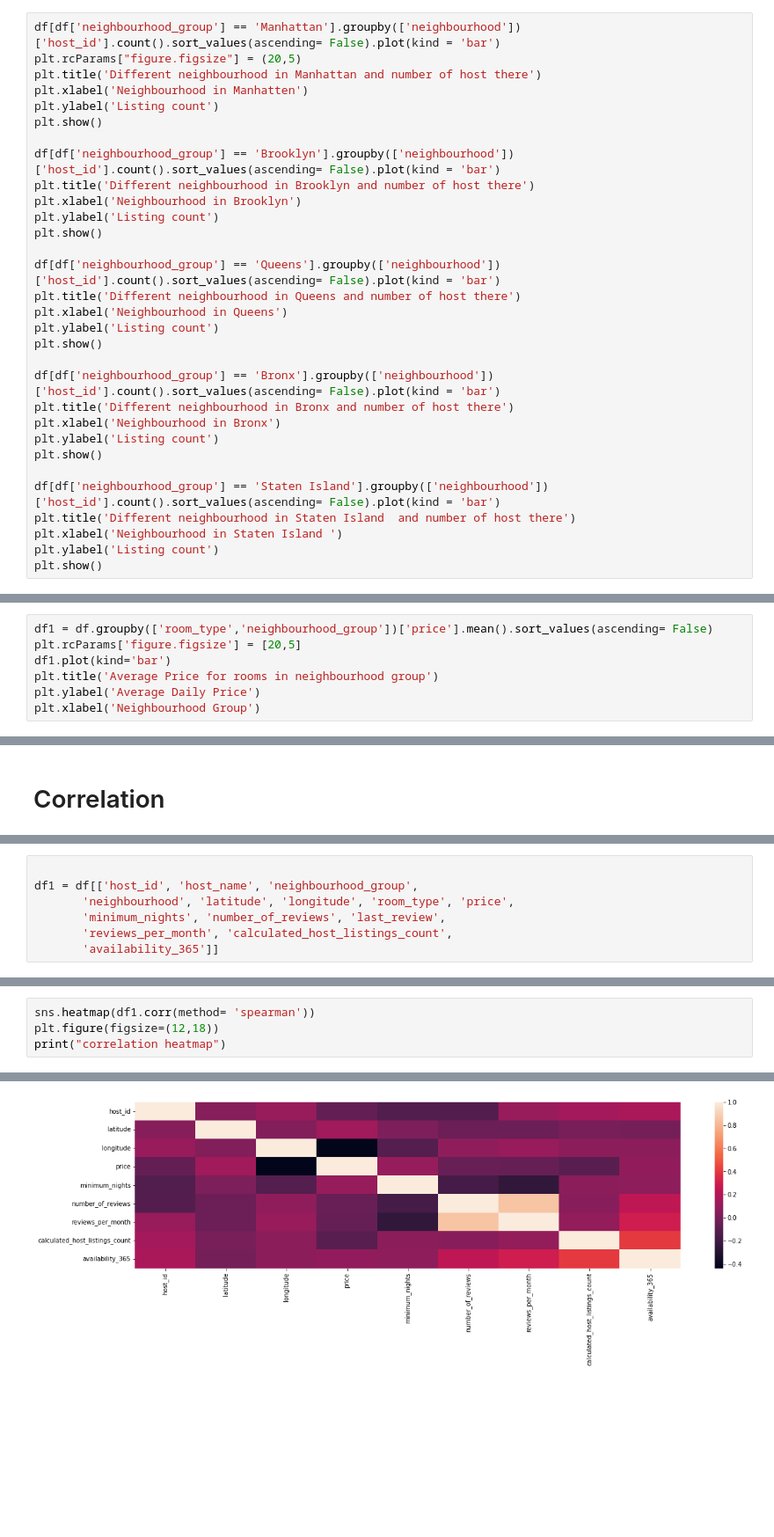
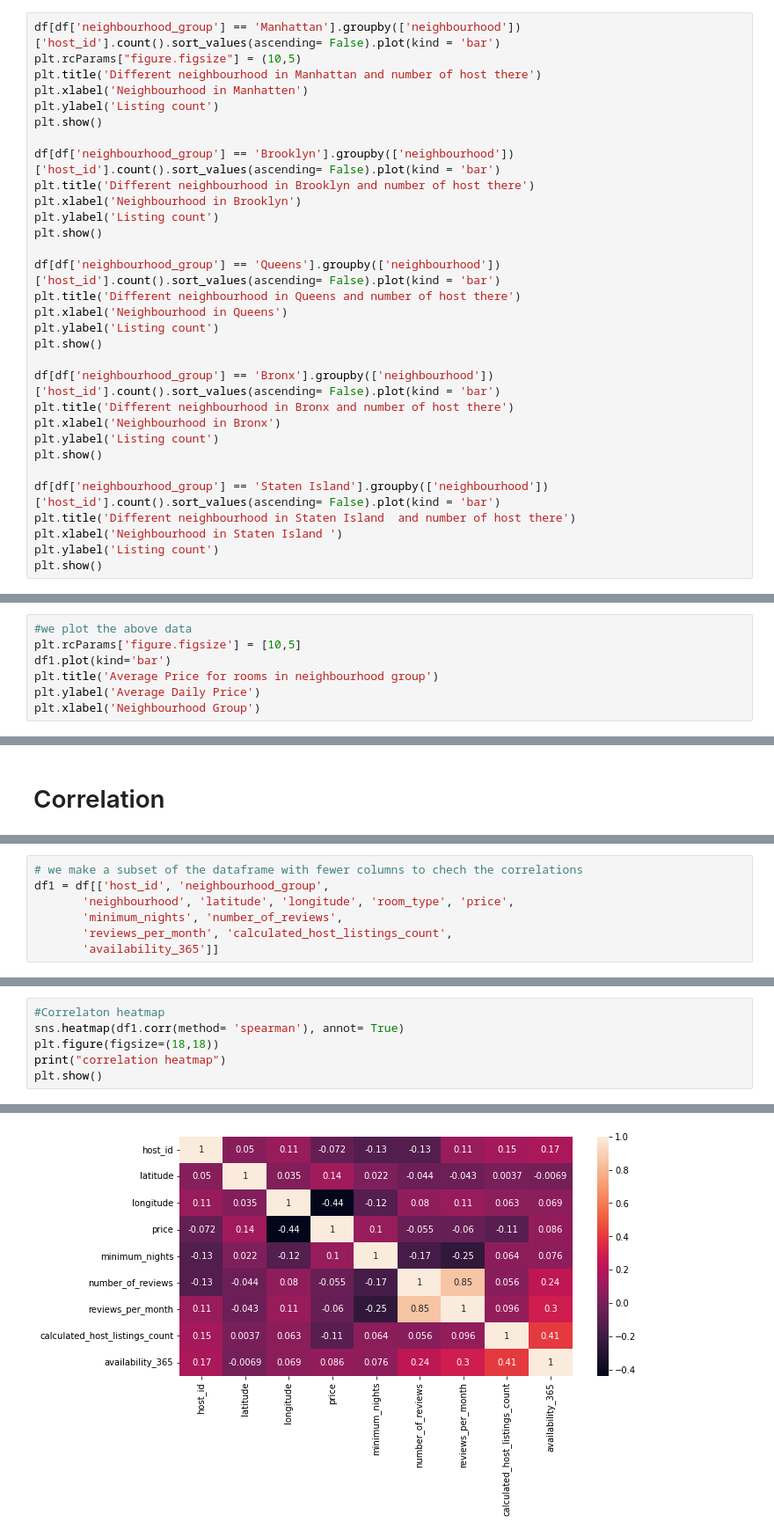
Before and after one commit to prabindebnath25/Airbnb-Bookings-Analysis---Capstone-Project, a Jupyter notebook: Solution_Airbnb_Bookings_Analysis_Capstone_Project.ipynb, the cells around one changed output, grey strips where cells are left out. Shown at 88% size. Saved outputs shown, nothing was run; the diff lists cells and outputs as text; blank space fills up the shorter version.

```diff
--- a/Solution_Airbnb_Bookings_Analysis_Capstone_Project.ipynb
+++ b/Solution_Airbnb_Bookings_Analysis_Capstone_Project.ipynb
@@ -121,7 +202,7 @@ Name: neighbourhood_group, dtype: int64
 ## Number of hosts in different neighbourhoods
 # %%
 df[df['neighbourhood_group'] == 'Manhattan'].groupby(['neighbourhood'])['host_id'].count().sort_values(ascending= False).plot(kind = 'bar')
-plt.rcParams["figure.figsize"] = (20,5)
+plt.rcParams["figure.figsize"] = (10,5)
 plt.title('Different neighbourhood in Manhattan and number of host there')
 plt.xlabel('Neighbourhood in Manhatten')
 plt.ylabel('Listing count')
@@ -249,10 +336,3 @@ plt.ylabel('average price')
 # %% [output]
 Text(0, 0.5, 'average price')
 [figure]
-# %%
-df1 = df.groupby(['room_type','neighbourhood_group'])['price'].mean().sort_values(ascending= False)
-plt.rcParams['figure.figsize'] = [20,5]
-df1.plot(kind='bar')
-plt.title('Average Price for rooms in neighbourhood group')
-plt.ylabel('Average Daily Price')
-plt.xlabel('Neighbourhood Group')
@@ -362,0 +455,7 @@ df.groupby(['room_type'])['price'].mean().plot(kind= 'bar')
+# %%
+#we plot the above data
+plt.rcParams['figure.figsize'] = [10,5]
+df1.plot(kind='bar')
+plt.title('Average Price for rooms in neighbourhood group')
+plt.ylabel('Average Daily Price')
+plt.xlabel('Neighbourhood Group')
@@ -410,8 +503,8 @@ Index(['id', 'name', 'host_id', 'host_name', 'neighbourhood_group',
 # %%
-
-df1 = df[['host_id', 'host_name', 'neighbourhood_group',
+# we make a subset of the dataframe with fewer columns to chech the correlations
+df1 = df[['host_id', 'neighbourhood_group',
        'neighbourhood', 'latitude', 'longitude', 'room_type', 'price',
-       'minimum_nights', 'number_of_reviews', 'last_review',
+       'minimum_nights', 'number_of_reviews',
        'reviews_per_month', 'calculated_host_listings_count',
        'availability_365']]
 # %%
@@ -428,9 +522,11 @@ df1.corr(method= 'pearson')
 | calculated_host_listings_count | 0.154949 | 0.019518 | -0.114715 | 0.057462 | 0.127962 | -0.072385 | -0.047322 | ... |
 | availability_365 | 0.203434 | -0.010942 | 0.082669 | 0.081847 | 0.144275 | 0.171975 | 0.163664 | ... |
 # %%
-sns.heatmap(df1.corr(method= 'spearman'))
-plt.figure(figsize=(12,18))
+#Correlaton heatmap
+sns.heatmap(df1.corr(method= 'spearman'), annot= True)
+plt.figure(figsize=(18,18))
 print("correlation heatmap")
+plt.show()
 # %% [output]
 correlation heatmap
-[figure, old version]
+[figure, new version]
```
Also changed, not shown: parts of 54 cells of this notebook.
